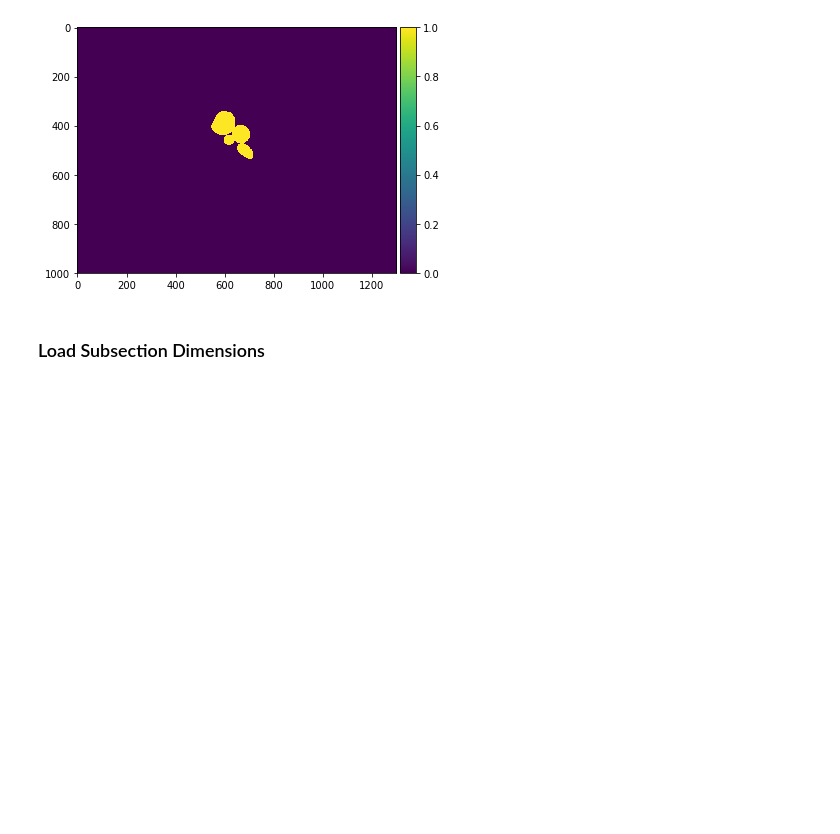
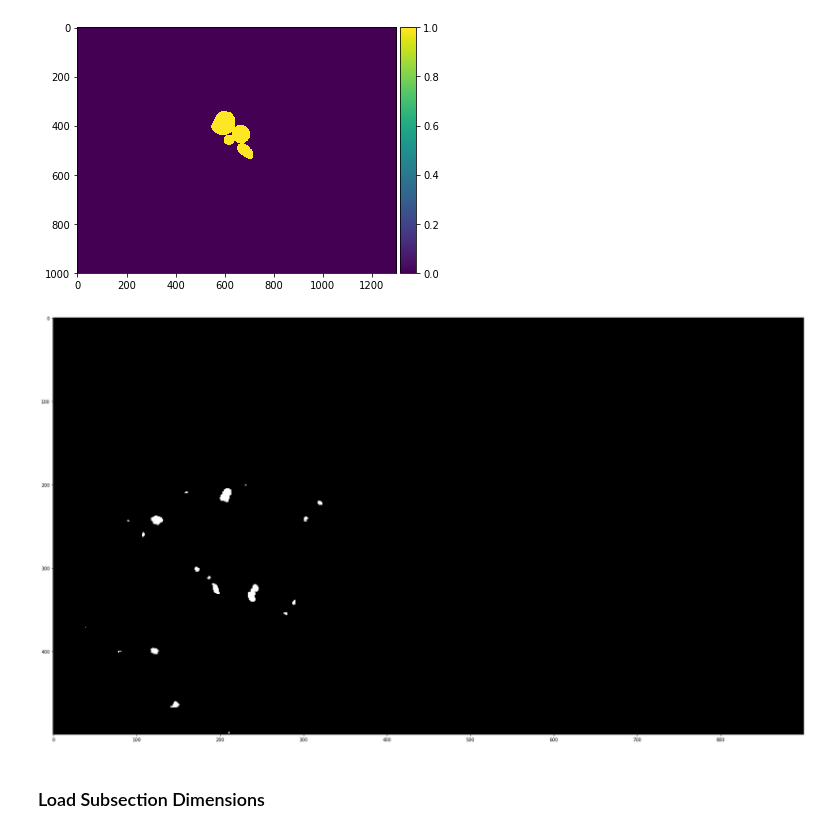
Before and after one commit to umar-aftab/DiabeticRetinopathy, a Jupyter notebook: Alex - Feature Extraction/GettingFeaturesFromClusters.ipynb, the cells around one changed output. Saved outputs shown, nothing was run; the diff lists cells and outputs as text; code cells hidden in the pictures; blank space fills up the shorter version.

```diff
--- a/Alex - Feature Extraction/GettingFeaturesFromClusters.ipynb
+++ b/Alex - Feature Extraction/GettingFeaturesFromClusters.ipynb
@@ -133,5 +132,64 @@ def dominant_pixels(image): #image must be coloured image
                 bd_pixels += 1
     return rd_pixels, gd_pixels, bd_pixels
+# %%
+import collections
+from statistics import mean
+im289 = imread('C:/Users/Alex/Dropbox/MEng Software/Winter-Term-2019/Big Data/Project/clusters-cropped/cluster-ODmasked-image-298.png')
+#print(np.size(np.where(im289 == 100)))
+#print(collections.Counter(im289))
+
+
+
+#check if cluster has <10000 pixels if it does -> exudates
+def exudate_image(image,max_pixels):
+    cluster_values = np.unique(image)
+    pixel_values = []
+    for cv in cluster_values:
+        amount = np.size(np.where(image == cv))
+        if amount < max_pixels:
+            pixel_values.append(cv)
+    if len(pixel_values) > 0:
+        pv = min(pixel_values)
+        image[np.where(image != pv)] = 0
+        image[np.where(image == pv)] = 255
+    else:
+        image[:,:] = 0
+    return image
+
+def count_exudates(image):
+    count = np.size(np.where(image == 255))
+    return count
+
+def distances(image, center_y, center_x):
+    min_dist = 0
+    max_dist = 0
+    avg_dist = 0
+
+    rows,columns = np.where(image == 255)
+    if len(rows) > 0:
+        distances = []
+        locations = zip(rows,columns)
+        for l in locations:
+            y = l[0]
+            x = l[1]
+            dist = np.sqrt((y-center_y)**2+(x-center_x)**2)
+            distances.append(dist)
+        min_dist = min(distances)
+        max_dist = max(distances)
+        avg_dist = mean(distances)
+
+    return min_dist, max_dist, avg_dist
+
+im289 = exudate_image(im289,10000)
+count = count_exudates(im289)
+distances(im289,1,1)
+min_dist, max_dist, avg_dist = distances(im289,498,211)
+fig, ax = plt.subplots(ncols=1, nrows=1, figsize=(30, 20))
+ax.imshow(im289, cmap=plt.cm.gray)
+plt.show()
+#imshow(im289)
+# %% [output]
+[figure, added]
 # %% [markdown]
 ### Load Subsection Dimensions
 # %%
```
Also changed, not shown: parts of 9 cells of this notebook, 8 other files.
